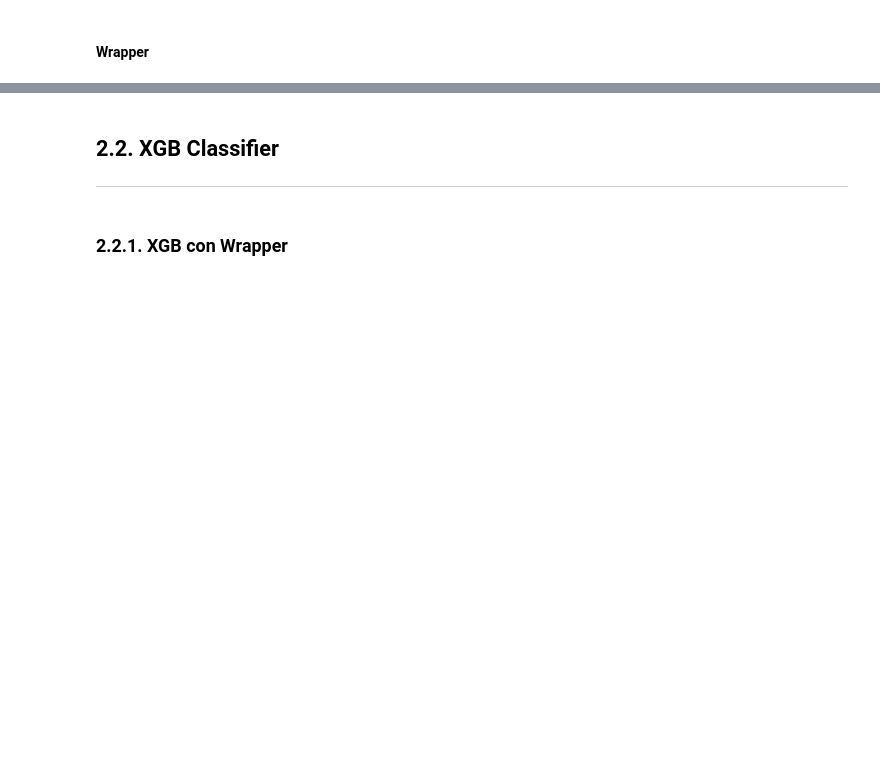
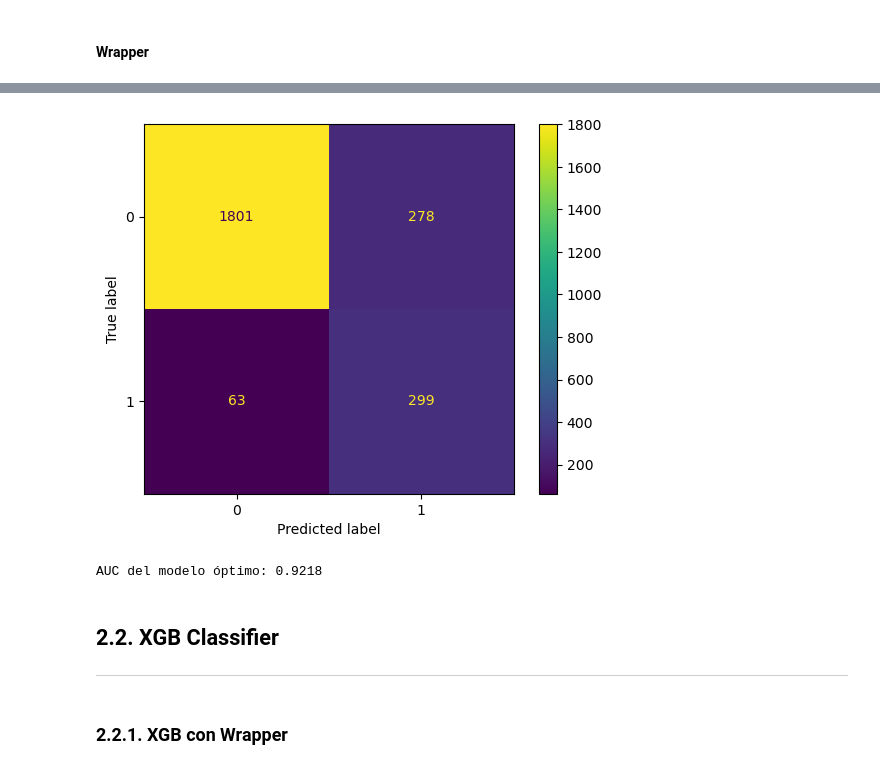
Before and after one commit to Leostark95/Anal-tica-II---Proyecto-1, a Jupyter notebook: 02_Modelos.ipynb, the cells around one changed output, grey strips where cells are left out. Saved outputs shown, nothing was run; the diff lists cells and outputs as text; code cells hidden in the pictures; blank space fills up the shorter version.

```diff
--- a/decision_tree.ipynb
+++ b/02_Modelos.ipynb
@@ -1040,32 +1021,8 @@ print('Importancia de las carcaterísticas: ', grid_result.best_estimator_.featu
-# %%
-from sklearn.model_selection import GridSearchCV
-
-
-grid_search = GridSearchCV(ranfor_1, parameters, scoring='roc_auc', cv=5, n_jobs=-1)
-
-# Iniciamos la búsqueda
-grid_result = grid_search.fit(X_train_ranfor_wrap, y_train)
-
-# Aquí es donde ajustamos el modelo óptimo
-ranfor_optimo = grid_result.best_estimator_
-ranfor_optimo.fit(X_train_ranfor_wrap, y_train)
-
-print('Best Params: ', grid_result.best_params_)
-print('Best Score: ', grid_result.best_score_)
-
-print('Características usadas en el entrenamiento: ', ranfor_optimo.feature_names_in_)
-print('Importancia de las características: ', ranfor_optimo.feature_importances_)
-
-# Métricas de desempeño
-# ==============================================================================
-print("Train - Accuracy :", metrics.accuracy_score(y_train, ranfor_optimo.predict(X_train_ranfor_wrap)))
-print("Train - classification report:\n", metrics.classification_report(y_train, ranfor_optimo.predict(X_train_ranfor_wrap)))
-print("Test - Accuracy :", metrics.accuracy_score(y_test, ranfor_optimo.predict(X_test_ranfor_wrap)))
-print("Test - classification report :", metrics.classification_report(y_test, ranfor_optimo.predict(X_test_ranfor_wrap)))
 # %%
 # Métricas de desempeño
 # ==============================================================================
-print ("Train - Accuracy :", metrics.accuracy_score(y_train, ranfor_optimo.predict(X_train_ranfor_wrap)))
-print ("Train - classification report:\n", metrics.classification_report(y_train, ranfor_optimo.predict(X_train_ranfor_wrap)))
-print ("Test - Accuracy :", metrics.accuracy_score(y_test, ranfor_optimo.predict(X_test_ranfor_wrap)))
-print ("Test - classification report :", metrics.classification_report(y_test, ranfor_optimo.predict(X_test_ranfor_wrap)))
+ranfor_optimo_tnn_wrap = grid_result.best_estimator_
+print ("Train - Accuracy :", metrics.accuracy_score(y1_train, ranfor_optimo_tnn_wrap.predict(X_train_ranfor_wrap)))
+print ("Train - classification report:\n", metrics.classification_report(y1_train, ranfor_optimo_tnn_wrap.predict(X_train_ranfor_wrap), digits=4))
+print ("Test - Accuracy :", metrics.accuracy_score(y1_test, ranfor_optimo_tnn_wrap.predict(X_test_ranfor_wrap)))
+print ("Test - classification report\n:", metrics.classification_report(y1_test, ranfor_optimo_tnn_wrap.predict(X_test_ranfor_wrap), digits=4))
@@ -1072,20 +1047,20 @@ print ("Test - classification report :", metrics.classification_report(y_test, r
 # %%
 # Matriz de confusion
-cm1= confusion_matrix(y_test, ranfor_optimo.predict(X_test_ranfor_wrap))
+cm_ranfor_optimo_tnn_wrap = confusion_matrix(y1_test, ranfor_optimo_tnn_wrap.predict(X_test_ranfor_wrap))
 # Visualización de la matriz de confusion
-cm1_display = ConfusionMatrixDisplay(confusion_matrix = cm1)
-cm1_display.plot()
+cm_ranfor_optimo_tnn_wrap_display = ConfusionMatrixDisplay(confusion_matrix = cm_ranfor_optimo_tnn_wrap)
+cm_ranfor_optimo_tnn_wrap_display.plot()
 plt.show()
+# %% [output]
+[figure, added]
 # %%
 from sklearn.metrics import roc_auc_score
 
-# Predicciones de probabilidad en el conjunto de prueba
-y_pred_proba = grid_result.predict_proba(X_test_ranfor_wrap)[:, 1]
-
-# Calcular el AUC
-auc_score = roc_auc_score(y_test, y_pred_proba)
-
-print("AUC del modelo:", auc_score)
+y_pred_proba_ranfor_optimo_tnn_wrap = ranfor_optimo_tnn_wrap.predict_proba(X_test_ranfor_wrap)[:, 1]
+auc_score = roc_auc_score(y1_test, y_pred_proba_ranfor_optimo_tnn_wrap)
+print("AUC del modelo óptimo:", round(auc_score, 4))
+# %% [output]
+AUC del modelo óptimo: 0.9218
 # %% [markdown]
 ## <font color='157699'> **2.2. XGB Classifier** </font>
 ---
```
Also changed, not shown: parts of 20 cells of this notebook, 1 other file.
